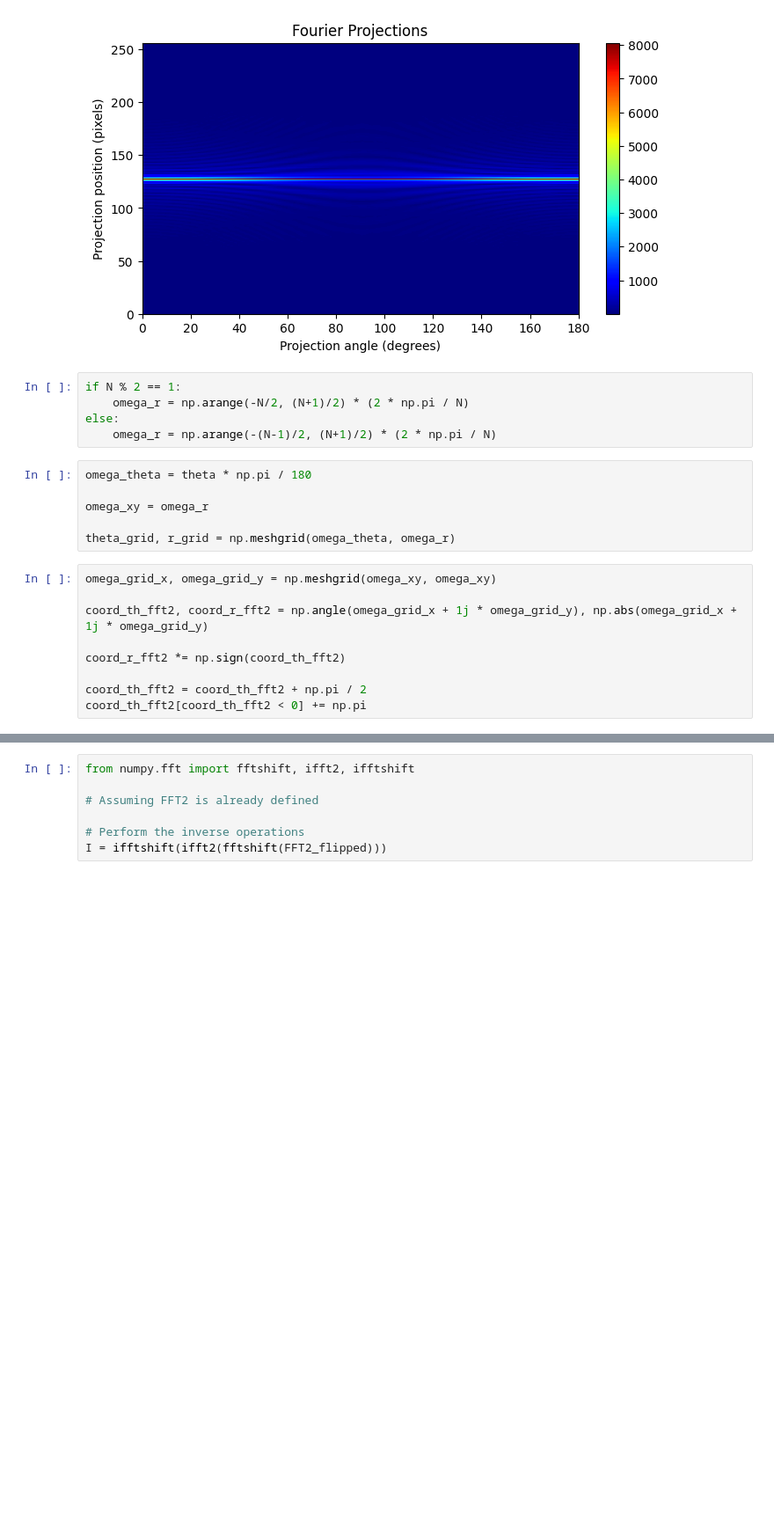
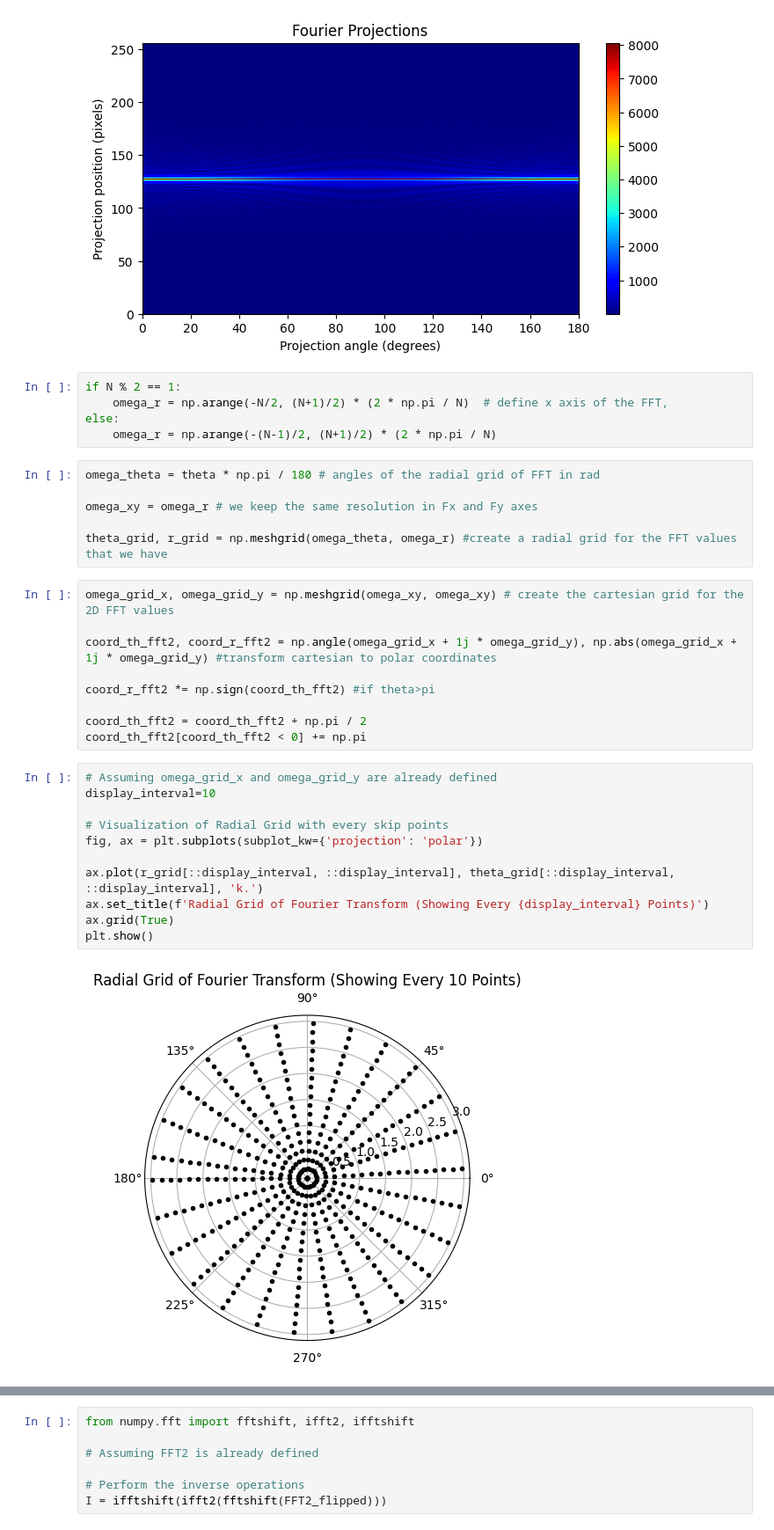
Before and after one commit to GivralNguyen/Python-Medical-Analytical-Tomographic-Image-Reconstruction, a Jupyter notebook: demo.ipynb, the cells around one changed output, grey strips where cells are left out. Shown at 88% size. Drawn from its saved outputs; the diff is of its cells as text; blank space fills up the shorter version.

```diff
--- a/demo.ipynb
+++ b/demo.ipynb
@@ -95,21 +95,34 @@ plt.show()
 [figure]
 # %%
 if N % 2 == 1:
-    omega_r = np.arange(-N/2, (N+1)/2) * (2 * np.pi / N)
+    omega_r = np.arange(-N/2, (N+1)/2) * (2 * np.pi / N)  # define x axis of the FFT,
 else:
     omega_r = np.arange(-(N-1)/2, (N+1)/2) * (2 * np.pi / N)
 # %%
-omega_theta = theta * np.pi / 180
+omega_theta = theta * np.pi / 180 # angles of the radial grid of FFT in rad
 
-omega_xy = omega_r
+omega_xy = omega_r # we keep the same resolution in Fx and Fy axes
 
-theta_grid, r_grid = np.meshgrid(omega_theta, omega_r)
+theta_grid, r_grid = np.meshgrid(omega_theta, omega_r) #create a radial grid for the FFT values that we have
 # %%
-omega_grid_x, omega_grid_y = np.meshgrid(omega_xy, omega_xy)
+omega_grid_x, omega_grid_y = np.meshgrid(omega_xy, omega_xy) # create the cartesian grid for the 2D FFT values
 
-coord_th_fft2, coord_r_fft2 = np.angle(omega_grid_x + 1j * omega_grid_y), np.abs(omega_grid_x + 1j * omega_grid_y)
+coord_th_fft2, coord_r_fft2 = np.angle(omega_grid_x + 1j * omega_grid_y), np.abs(omega_grid_x + 1j * omega_grid_y) #transform cartesian to polar coordinates
 
-coord_r_fft2 *= np.sign(coord_th_fft2)
+coord_r_fft2 *= np.sign(coord_th_fft2) #if theta>pi
 
 coord_th_fft2 = coord_th_fft2 + np.pi / 2
 coord_th_fft2[coord_th_fft2 < 0] += np.pi
+# %%
+# Assuming omega_grid_x and omega_grid_y are already defined
+display_interval=10
+
+# Visualization of Radial Grid with every skip points
+fig, ax = plt.subplots(subplot_kw={'projection': 'polar'})
+
+ax.plot(r_grid[::display_interval, ::display_interval], theta_grid[::display_interval, ::display_interval], 'k.')
+ax.set_title(f'Radial Grid of Fourier Transform (Showing Every {display_interval} Points)')
+ax.grid(True)
+plt.show()
+# %% [output]
+[figure, added]
```
Also changed, not shown: parts of 8 cells of this notebook.
